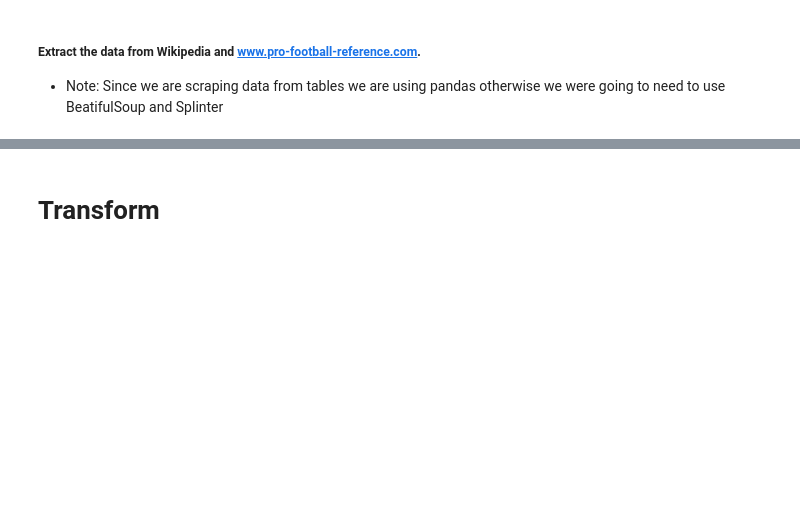
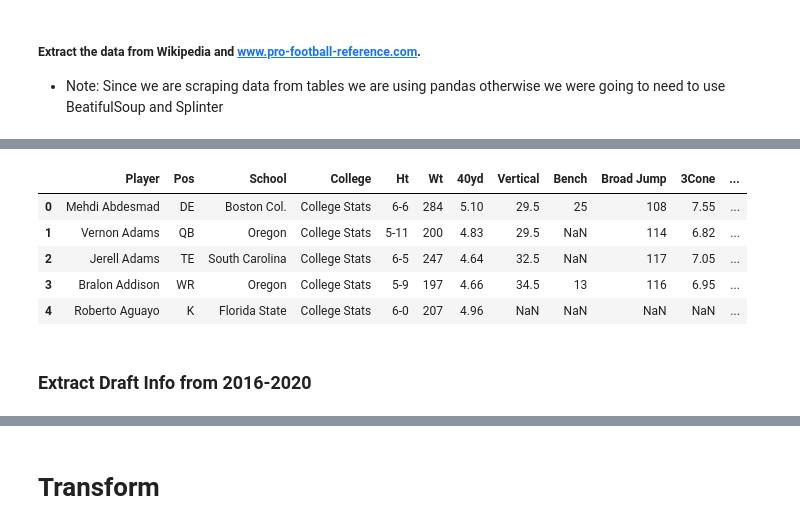
Before and after one commit to sdfeinsilver/Project2, a Jupyter notebook: ETL/ETL_Notebook.ipynb, the cells around one changed output, grey strips where cells are left out. Saved outputs shown, nothing was run; the diff lists cells and outputs as text; code cells hidden in the pictures; blank space fills up the shorter version.

```diff
--- a/ETL/ETL_Notebook.ipynb
+++ b/ETL/ETL_Notebook.ipynb
@@ -70,0 +25,14 @@ draftdf2016 = draft_2016[4]
+# %%
+#Assign Combine URL's to variable
+combine_url_2016 =  'https://www.pro-football-reference.com/draft/2016-combine.htm'
+combine_url_2017 = 'https://www.pro-football-reference.com/draft/2017-combine.htm'
+combine_url_2018 = 'https://www.pro-football-reference.com/draft/2018-combine.htm'
+combine_url_2019 = 'https://www.pro-football-reference.com/draft/2019-combine.htm'
+combine_url_2020 = 'https://www.pro-football-reference.com/draft/2020-combine.htm#combine'
+# %%
+#Use Pandas to read in html tables from combine URL's
+combine_2016 = pd.read_html(combine_url_2016)
+combine_2017 = pd.read_html(combine_url_2017)
+combine_2018 = pd.read_html(combine_url_2018)
+combine_2019 = pd.read_html(combine_url_2019)
+combine_2020 = pd.read_html(combine_url_2020)
@@ -70,0 +60,19 @@ draftdf2016 = draft_2016[4]
+# %%
+#Extract the 0th HTML Table to get the necessary combine info
+combine_df_2016 = combine_2016[0]
+combine_df_2017 = combine_2017[0]
+combine_df_2018 = combine_2018[0]
+combine_df_2019 = combine_2019[0]
+combine_df_2020 = combine_2020[0]
+# %%
+#Preiew the 2016 Combine DF - Combine Extraction Complete!
+combine_df_2016.head()
+# %% [output]
+|  | Player | Pos | School | College | Ht | Wt | 40yd | Vertical | Bench | Broad Jump | 3Cone | ... |
+| 0 | Mehdi Abdesmad | DE | Boston Col. | College Stats | 6-6 | 284 | 5.10 | 29.5 | 25 | 108 | 7.55 | ... |
+| 1 | Vernon Adams | QB | Oregon | College Stats | 5-11 | 200 | 4.83 | 29.5 | NaN | 114 | 6.82 | ... |
+| 2 | Jerell Adams | TE | South Carolina | College Stats | 6-5 | 247 | 4.64 | 32.5 | NaN | 117 | 7.05 | ... |
+| 3 | Bralon Addison | WR | Oregon | College Stats | 5-9 | 197 | 4.66 | 34.5 | 13 | 116 | 6.95 | ... |
+| 4 | Roberto Aguayo | K | Florida State | College Stats | 6-0 | 207 | 4.96 | NaN | NaN | NaN | NaN | ... |
+# %% [markdown]
+### Extract Draft Info from 2016-2020
```
Also changed, not shown: parts of 71 cells of this notebook, 1 other file.
